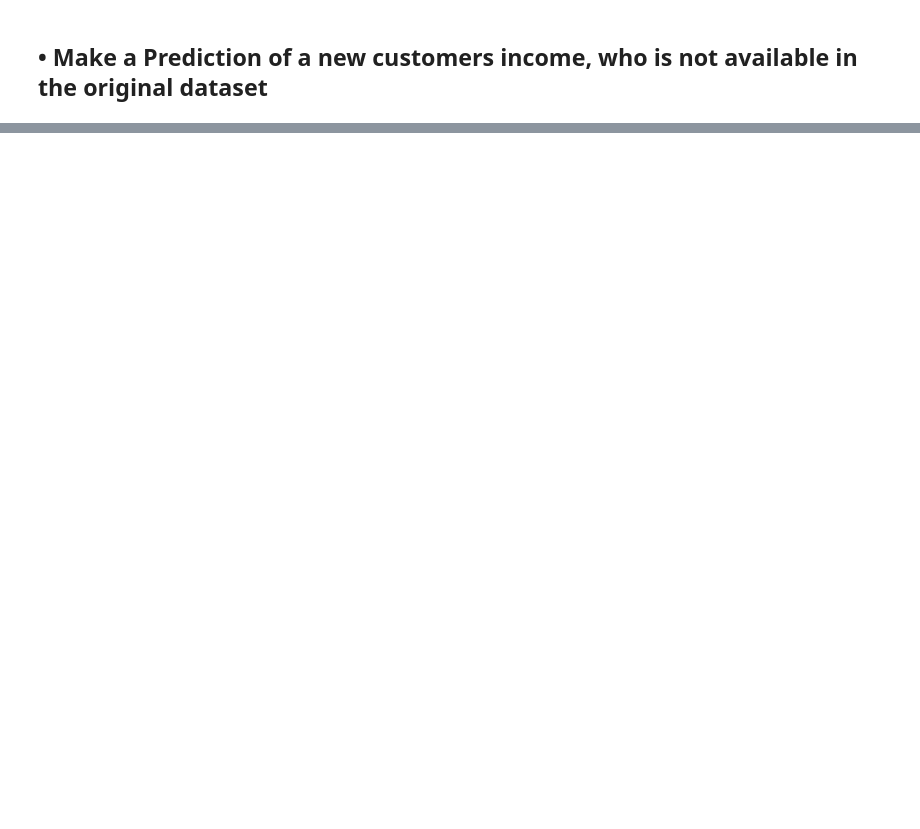
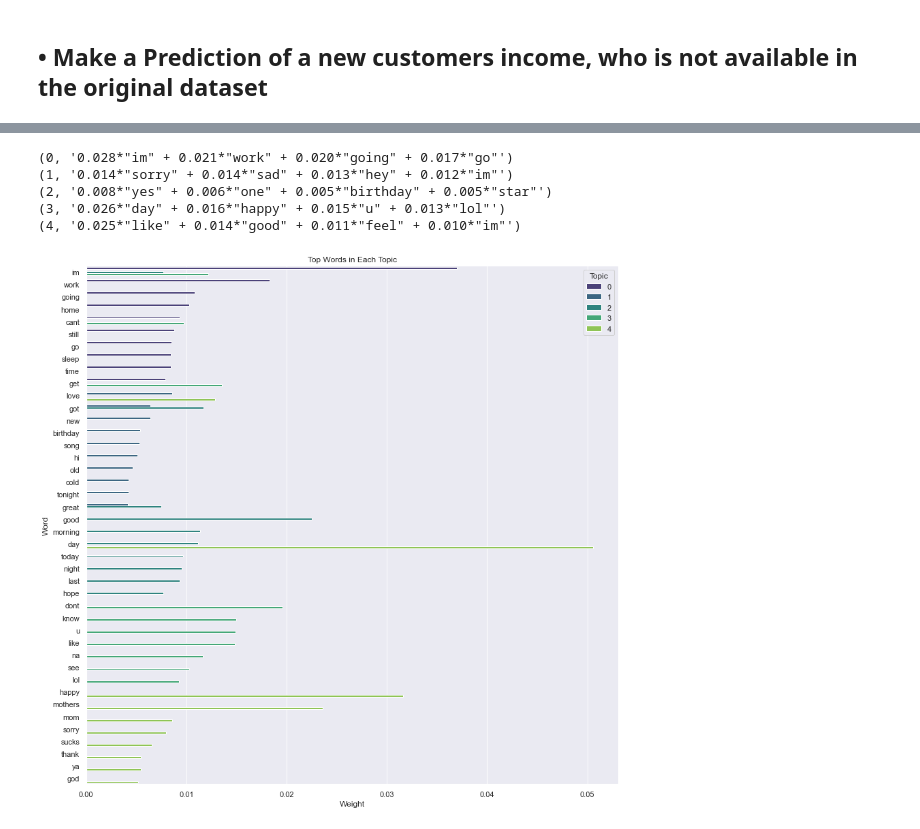
Before and after one commit to Awa25/ML_CA2, a Jupyter notebook: ChiaHuaLin_ML_CA2.ipynb, the cells around one changed output, grey strips where cells are left out. Saved outputs shown, nothing was run; the diff lists cells and outputs as text; code cells hidden in the pictures; blank space fills up the shorter version.

```diff
--- a/ChiaHuaLin_ML_CA2.ipynb
+++ b/ChiaHuaLin_ML_CA2.ipynb
@@ -583,0 +772,38 @@ plt.show()
+# %%
+# Display the topics
+topics = lda_model.print_topics(num_words = 4)
+for topic in topics:
+    print(topic)
+# %% [output]
+(0, '0.028*"im" + 0.021*"work" + 0.020*"going" + 0.017*"go"')
+(1, '0.014*"sorry" + 0.014*"sad" + 0.013*"hey" + 0.012*"im"')
+(2, '0.008*"yes" + 0.006*"one" + 0.005*"birthday" + 0.005*"star"')
+(3, '0.026*"day" + 0.016*"happy" + 0.015*"u" + 0.013*"lol"')
+(4, '0.025*"like" + 0.014*"good" + 0.011*"feel" + 0.010*"im"')
+# %%
+# Topic Modeling
+texts = df['cleaned_text']
+dictionary = corpora.Dictionary(texts)
+corpus = [dictionary.doc2bow(text) for text in texts]
+
+lda_model = gensim.models.LdaModel(corpus, num_topics = 5, id2word = dictionary, passes = 15)
+# %%
+# Extract the topics and the top words
+topics = lda_model.show_topics(formatted = False)
+# %%
+# Create a DataFrame for topics
+topic_data = []
+for i, topic in topics:
+    for word, weight in topic:
+        topic_data.append((i, word, weight))
+topic_df = pd.DataFrame(topic_data, columns = ['Topic', 'Word', 'Weight'])
+# %%
+# Plot the top words in each topic
+plt.figure(figsize = (14, 14))
+sns.barplot(x = 'Weight', y = 'Word', hue = 'Topic', data = topic_df, palette = 'viridis')
+plt.title('Top Words in Each Topic')
+plt.xlabel('Weight')
+plt.ylabel('Word')
+plt.show()
+# %% [output]
+[figure, added]
```
Also changed, not shown: parts of 47 cells of this notebook.
